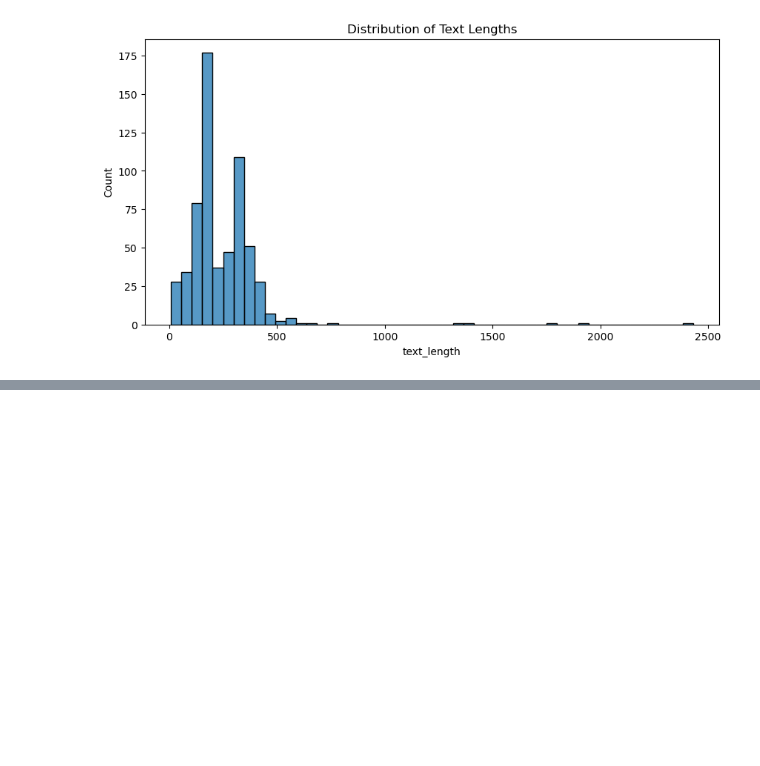
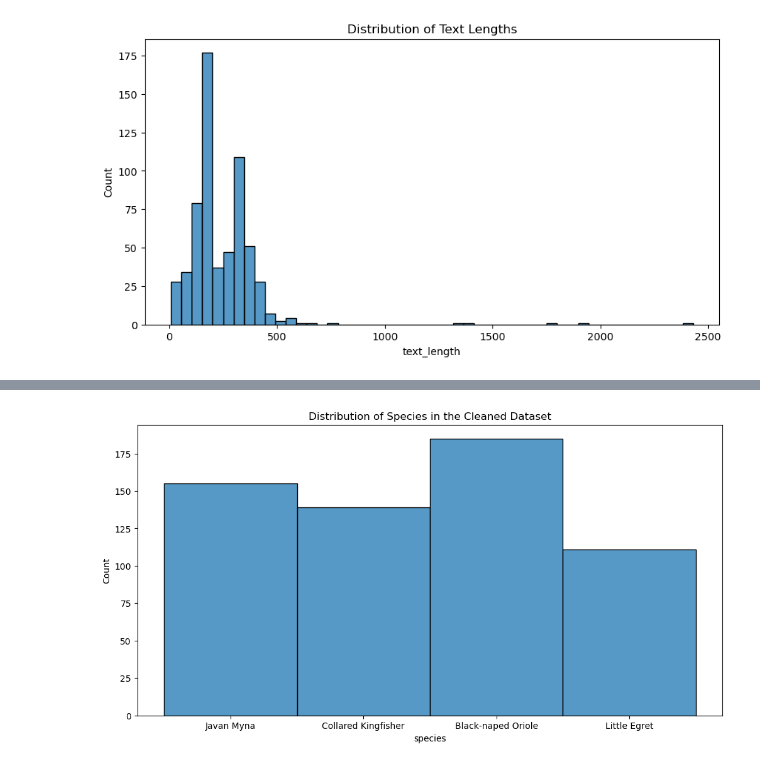
Before and after one commit to wongwenbing/Y2S2, a Jupyter notebook: Natural Language Processing/Assignment/IT2391_230436M_Part1.ipynb, the cells around one changed output, grey strips where cells are left out. Cells and saved outputs as stored; diff of their text form; code cells hidden in the pictures; blank space fills up the shorter version.

```diff
--- a/Natural Language Processing/Assignment/IT2391_230436M_Part1.ipynb
+++ b/Natural Language Processing/Assignment/IT2391_230436M_Part1.ipynb
@@ -199,7 +261,7 @@ def removetxt(text):
         return np.NaN
     else:
         return text
-data['cleaned_text']=data['cleaned_text'].apply(lambda x:removetxt(x))
+data['chunked']=data['chunked'].apply(lambda x:removetxt(x))
 # %%
 data.isnull().sum()
 # %% [output]
@@ -295,9 +275,0 @@ def remove_words(text):
-# %%
-def tagPOS(text):
-    tags=[]
-    wordsList = nltk.word_tokenize(text)  # Word tokenizers is used to find the words
-    tagged = nltk.pos_tag(wordsList)      #  Using a Tagger. Which is part-of-speech tagger or POS-tagger.
-    tags.append(tagged)
-    return tags
-
-data['POS Tag']=data['chunked'].apply(lambda txt: tagPOS(txt))
@@ -554,0 +282,3 @@ accuracy(testset)
+# %%
+cleaned = data[['chunked', 'species']]
+cleaned.rename(columns={'chunked':'cleaned'}, inplace=True)
@@ -554,0 +320,8 @@ accuracy(testset)
+# %%
+group=cleaned.groupby(['species']).count()
+plt.figure(figsize=(12, 6))
+sns.histplot(cleaned['species'])
+plt.title('Distribution of Species in the Cleaned Dataset')
+plt.show()
+# %% [output]
+[figure, added]
```
Also changed, not shown: parts of 78 cells of this notebook, 10 other files.
